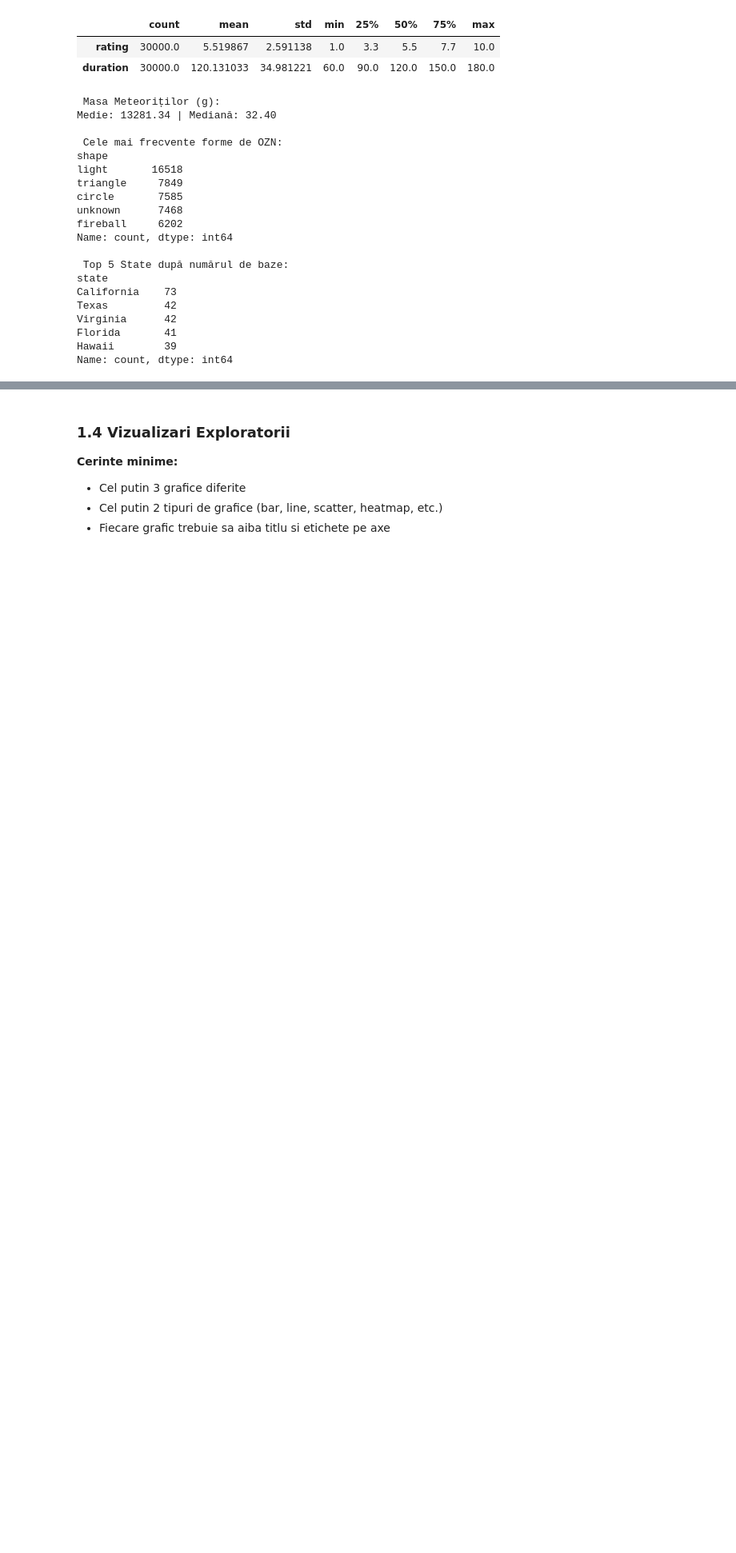
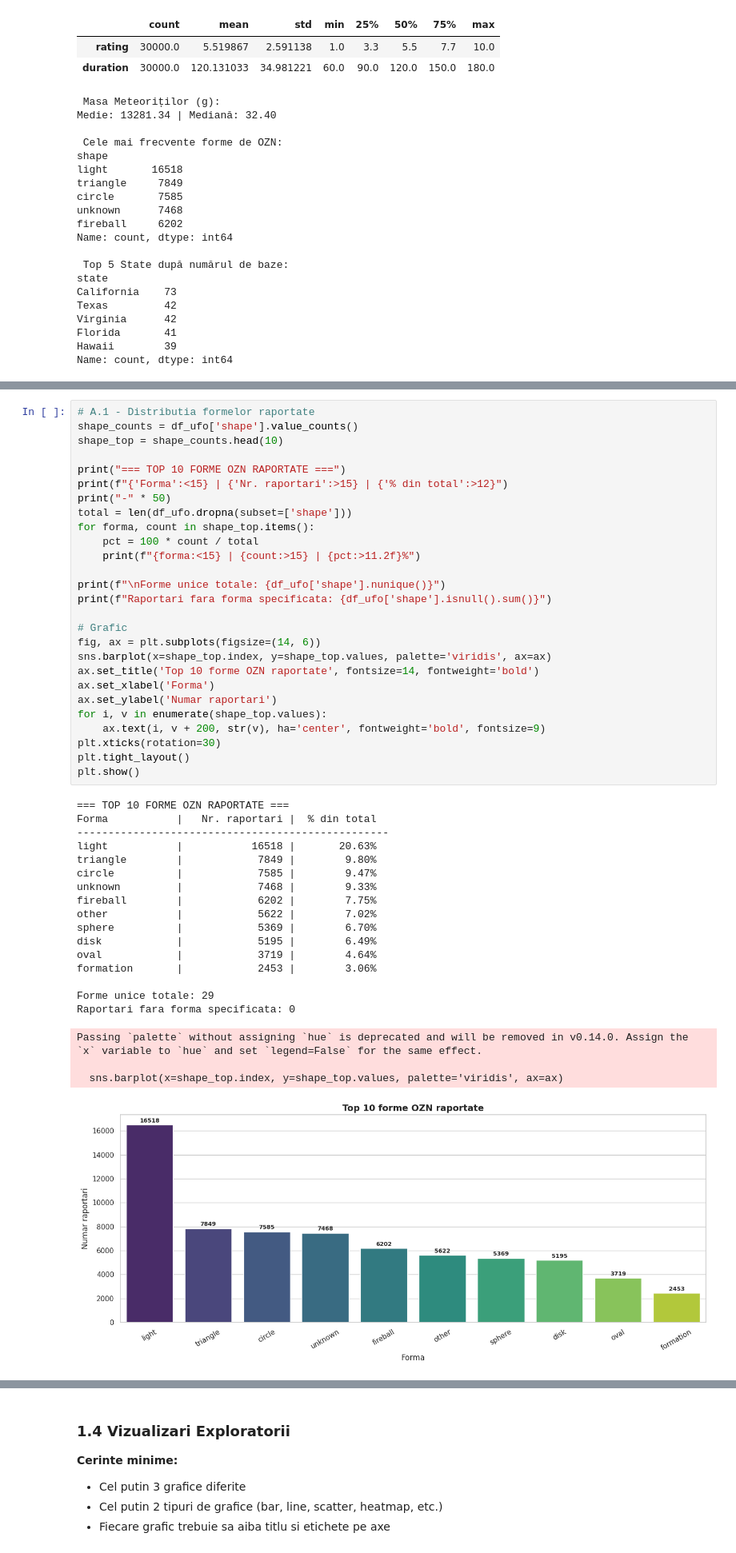
Before and after one commit to StefanBrai/ProiectAAD, a Jupyter notebook: Etapa1_AAD.ipynb, the cells around one changed output, grey strips where cells are left out. Shown at 80% size. Cells and saved outputs as stored; diff of their text form; blank space fills up the shorter version.

```diff
--- a/Etapa1_AAD.ipynb
+++ b/Etapa1_AAD.ipynb
@@ -815,0 +968,48 @@ print(f" Coeficientul Pearson (Internet vs OZN): {r_internet:.4f}")
+# %%
+# A.1 - Distributia formelor raportate
+shape_counts = df_ufo['shape'].value_counts()
+shape_top = shape_counts.head(10)
+
+print("=== TOP 10 FORME OZN RAPORTATE ===")
+print(f"{'Forma':<15} | {'Nr. raportari':>15} | {'% din total':>12}")
+print("-" * 50)
+total = len(df_ufo.dropna(subset=['shape']))
+for forma, count in shape_top.items():
+    pct = 100 * count / total
+    print(f"{forma:<15} | {count:>15} | {pct:>11.2f}%")
+
+print(f"\nForme unice totale: {df_ufo['shape'].nunique()}")
+print(f"Raportari fara forma specificata: {df_ufo['shape'].isnull().sum()}")
+
+# Grafic
+fig, ax = plt.subplots(figsize=(14, 6))
+sns.barplot(x=shape_top.index, y=shape_top.values, palette='viridis', ax=ax)
+ax.set_title('Top 10 forme OZN raportate', fontsize=14, fontweight='bold')
+ax.set_xlabel('Forma')
+ax.set_ylabel('Numar raportari')
+for i, v in enumerate(shape_top.values):
+    ax.text(i, v + 200, str(v), ha='center', fontweight='bold', fontsize=9)
+plt.xticks(rotation=30)
+plt.tight_layout()
+plt.show()
+# %% [output]
+=== TOP 10 FORME OZN RAPORTATE ===
+Forma           |   Nr. raportari |  % din total
+--------------------------------------------------
+light           |           16518 |       20.63%
+triangle        |            7849 |        9.80%
+circle          |            7585 |        9.47%
+unknown         |            7468 |        9.33%
+fireball        |            6202 |        7.75%
+other           |            5622 |        7.02%
+sphere          |            5369 |        6.70%
+disk            |            5195 |        6.49%
+oval            |            3719 |        4.64%
+formation       |            2453 |        3.06%
+
+Forme unice totale: 29
+Raportari fara forma specificata: 0
+Passing `palette` without assigning `hue` is deprecated and will be removed in v0.14.0. Assign the `x` variable to `hue` and set `legend=False` for the same effect.
+
+  sns.barplot(x=shape_top.index, y=shape_top.values, palette='viridis', ax=ax)
+[figure, added]
```
Also changed, not shown: parts of 40 cells of this notebook.
